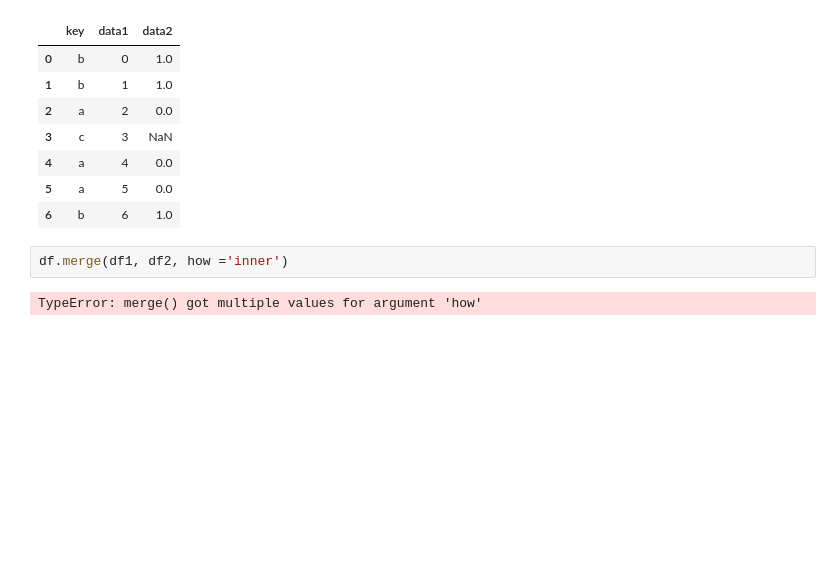
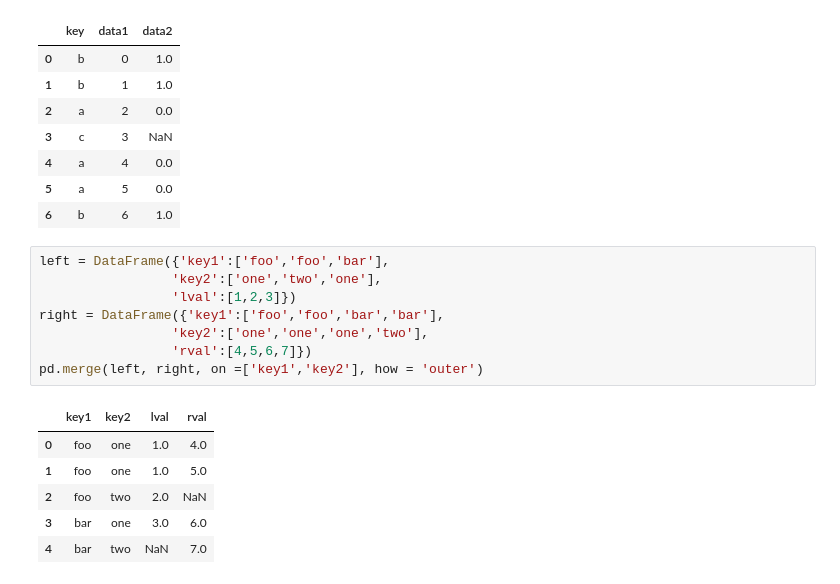
Before and after one commit to shuangsong/python_data_analysis, a Jupyter notebook: note_3.ipynb, the cells around one changed output. Saved outputs shown, nothing was run; the diff lists cells and outputs as text; blank space fills up the shorter version.

```diff
--- a/note_3.ipynb
+++ b/note_3.ipynb
@@ -238,7 +238,18 @@ pd.merge(df1,df2,on = 'key', how = 'left') # everything based on key in df1 merg
 | 4 | a | 4 | 0.0 |
 | 5 | a | 5 | 0.0 |
 | 6 | b | 6 | 1.0 |
-# %%
-df.merge(df1, df2, how ='inner')
-# %% [output]
-TypeError: merge() got multiple values for argument 'how'
+# %%
+left = DataFrame({'key1':['foo','foo','bar'],
+                 'key2':['one','two','one'],
+                 'lval':[1,2,3]})
+right = DataFrame({'key1':['foo','foo','bar','bar'],
+                 'key2':['one','one','one','two'],
+                 'rval':[4,5,6,7]})
+pd.merge(left, right, on =['key1','key2'], how = 'outer')
+# %% [output]
+|  | key1 | key2 | lval | rval |
+| 0 | foo | one | 1.0 | 4.0 |
+| 1 | foo | one | 1.0 | 5.0 |
+| 2 | foo | two | 2.0 | NaN |
+| 3 | bar | one | 3.0 | 6.0 |
+| 4 | bar | two | NaN | 7.0 |
```
Also changed, not shown: parts of 9 cells of this notebook.
